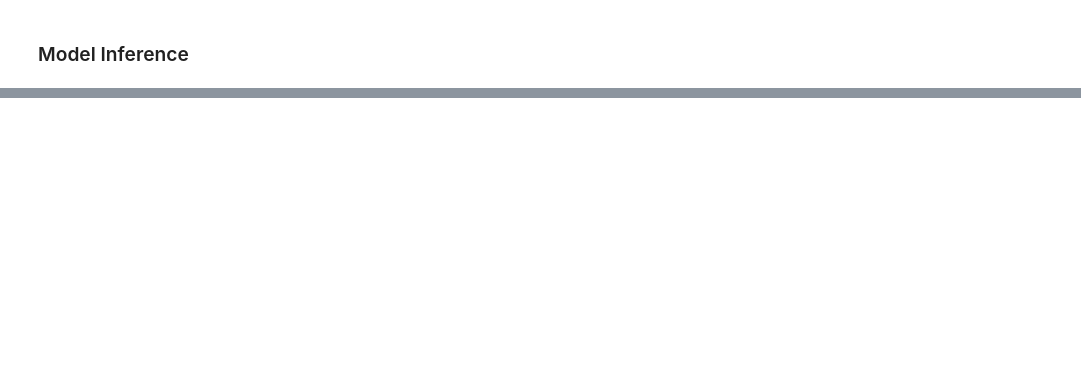
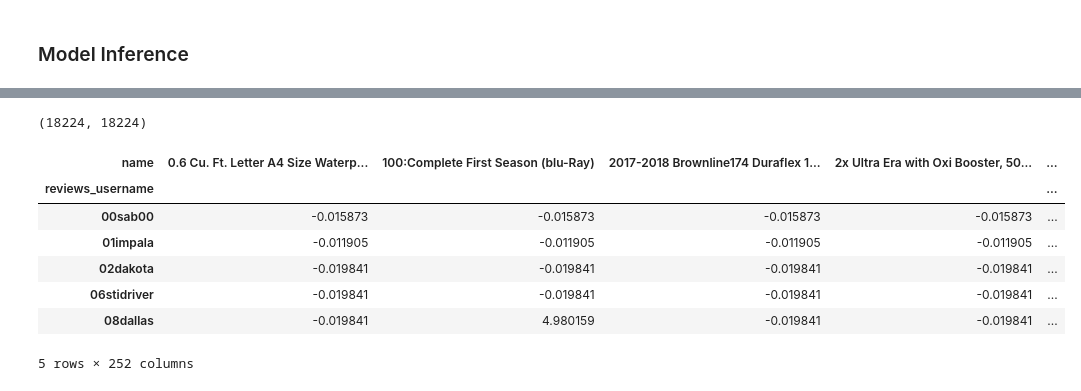
Before and after one commit to lingabalaji17/SentimentBasedProductRecommendation, a Jupyter notebook: SentimentBasedProductRecommendation.ipynb, the cells around one changed output, grey strips where cells are left out. Cells and saved outputs as stored; diff of their text form; code cells hidden in the pictures; blank space fills up the shorter version.

```diff
--- a/SentimentBasedProductRecommendation.ipynb
+++ b/SentimentBasedProductRecommendation.ipynb
@@ -540,0 +663,18 @@ df_metrics
+# %%
+user_correlation.shape
+# %% [output]
+(18224, 18224)
+# %%
+mean = np.nanmean(df_pivot, axis=1)
+df_subtracted = (df_pivot.T-mean).T
+# %%
+df_subtracted.head()
+# %% [output]
+| name | 0.6 Cu. Ft. Letter A4 Size Waterp... | 100:Complete First Season (blu-Ray) | 2017-2018 Brownline174 Duraflex 1... | 2x Ultra Era with Oxi Booster, 50... | ... |
+| reviews_username |  |  |  |  | ... |
+| 00sab00 | -0.015873 | -0.015873 | -0.015873 | -0.015873 | ... |
+| 01impala | -0.011905 | -0.011905 | -0.011905 | -0.011905 | ... |
+| 02dakota | -0.019841 | -0.019841 | -0.019841 | -0.019841 | ... |
+| 06stidriver | -0.019841 | -0.019841 | -0.019841 | -0.019841 | ... |
+| 08dallas | -0.019841 | 4.980159 | -0.019841 | -0.019841 | ... |
+5 rows × 252 columns
```
Also changed, not shown: parts of 37 cells of this notebook, 2 other files.
